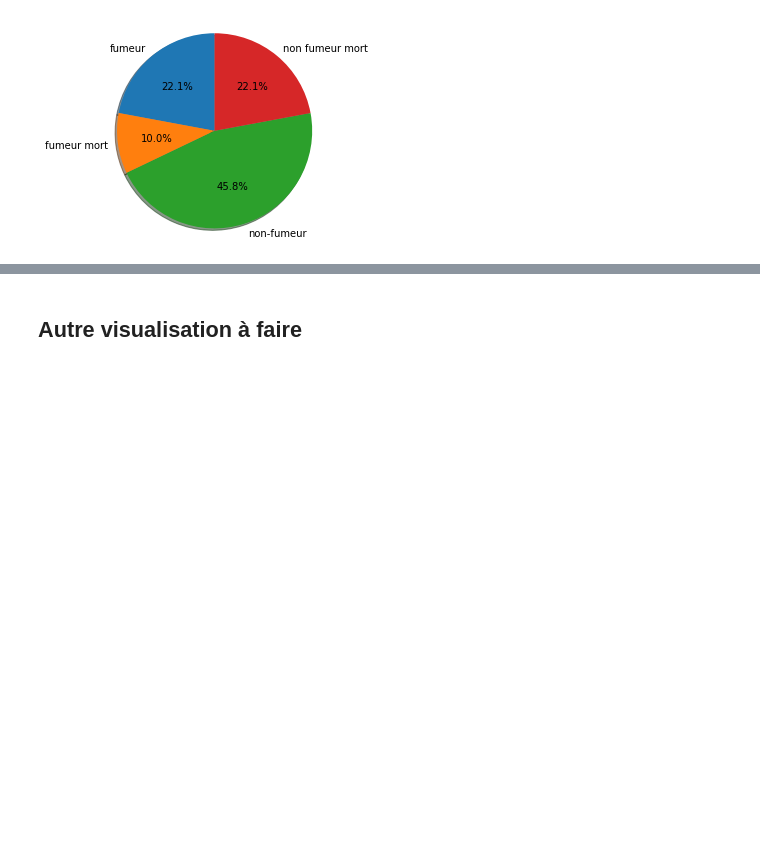
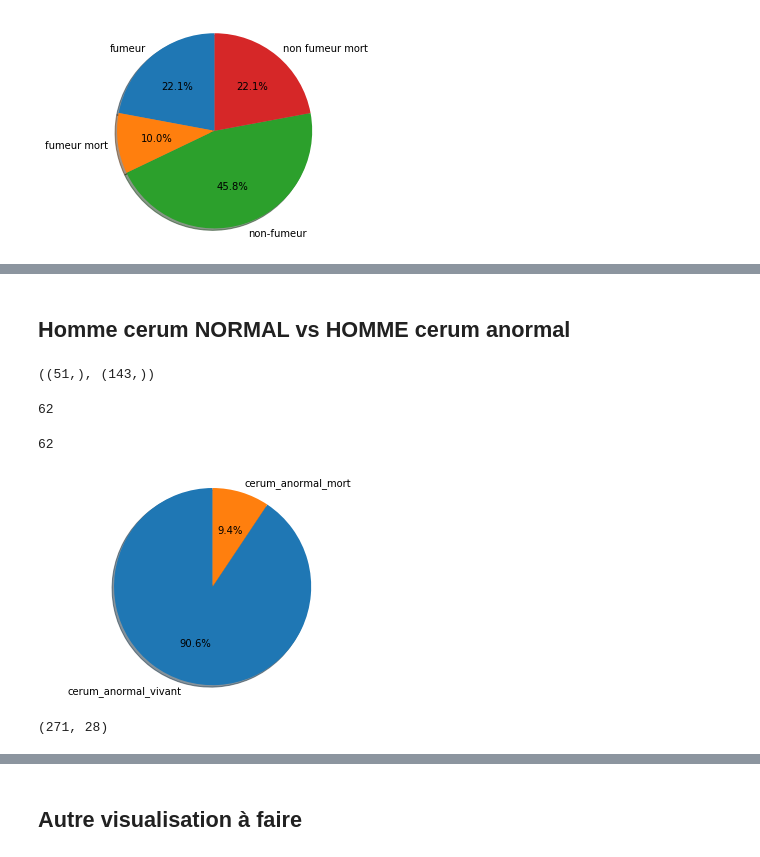
Before and after one commit to ragnvr/IAS_heart_failure, a Jupyter notebook: heart_failure.ipynb, the cells around one changed output, grey strips where cells are left out. Saved outputs shown, nothing was run; the diff lists cells and outputs as text; code cells hidden in the pictures; blank space fills up the shorter version.

```diff
--- a/heart_failure.ipynb
+++ b/heart_failure.ipynb
@@ -337,0 +351,44 @@ non_fumeur_vivant = dataset['DEATH_EVENT'][fumeur_false] == 0
+# %% [markdown]
+<h2>Homme cerum NORMAL vs HOMME cerum anormal</h2>
+# %%
+cerum_normal = dataset[(dataset["serum_creatinine"] >= 0.7) & (dataset["serum_creatinine"] <= 1.4)]["serum_creatinine"]
+cerum_anormal =  dataset[(dataset["serum_creatinine"] < 0.7) | (dataset["serum_creatinine"] > 1.4)]["serum_creatinine"]
+
+homme = dataset['sex']==1
+
+
+cerum_anormal_homme = cerum_anormal[homme]
+cerum_anormal_homme_vivant =  (dataset["DEATH_EVENT"] & cerum_anormal_homme) == 0
+cerum_anormal_homme_mort =  (dataset["DEATH_EVENT"] & cerum_anormal_homme) == 1
+
+cerum_normal_homme = cerum_normal[homme]
+cerum_normal_homme_vivant = (dataset["DEATH_EVENT"] & cerum_normal_homme) == 0
+cerum_normal_homme_mort =  (dataset["DEATH_EVENT"] & cerum_normal_homme) == 1
+# %%
+cerum_anormal[homme].shape,cerum_normal[homme].shape  # 194 Hommes
+# %% [output]
+((51,), (143,))
+# %%
+np.sum(dataset["DEATH_EVENT"][homme])   # 62  homme morts au total
+# %% [output]
+62
+# %%
+np.sum(cerum_anormal_homme_mort) + np.sum(cerum_normal_homme_mort)  #62 bien mort
+# %% [output]
+62
+# %%
+#petite représentation
+labels = 'cerum_anormal_vivant', 'cerum_anormal_mort',
+sizes = [np.sum(cerum_anormal_homme_vivant), np.sum(cerum_anormal_homme_mort) ]
+
+plt.pie(sizes, labels=labels,  autopct='%1.1f%%', shadow=True, startangle=90)
+
+plt.axis('equal')
+
+plt.show()
+# %% [output]
+[figure, added]
+# %%
+(np.sum(cerum_anormal_homme_vivant), np.sum(cerum_anormal_homme_mort))  # 28 cerum anormal mort, 271 en vie
+# %% [output]
+(271, 28)
```
Also changed, not shown: parts of 22 cells of this notebook.
